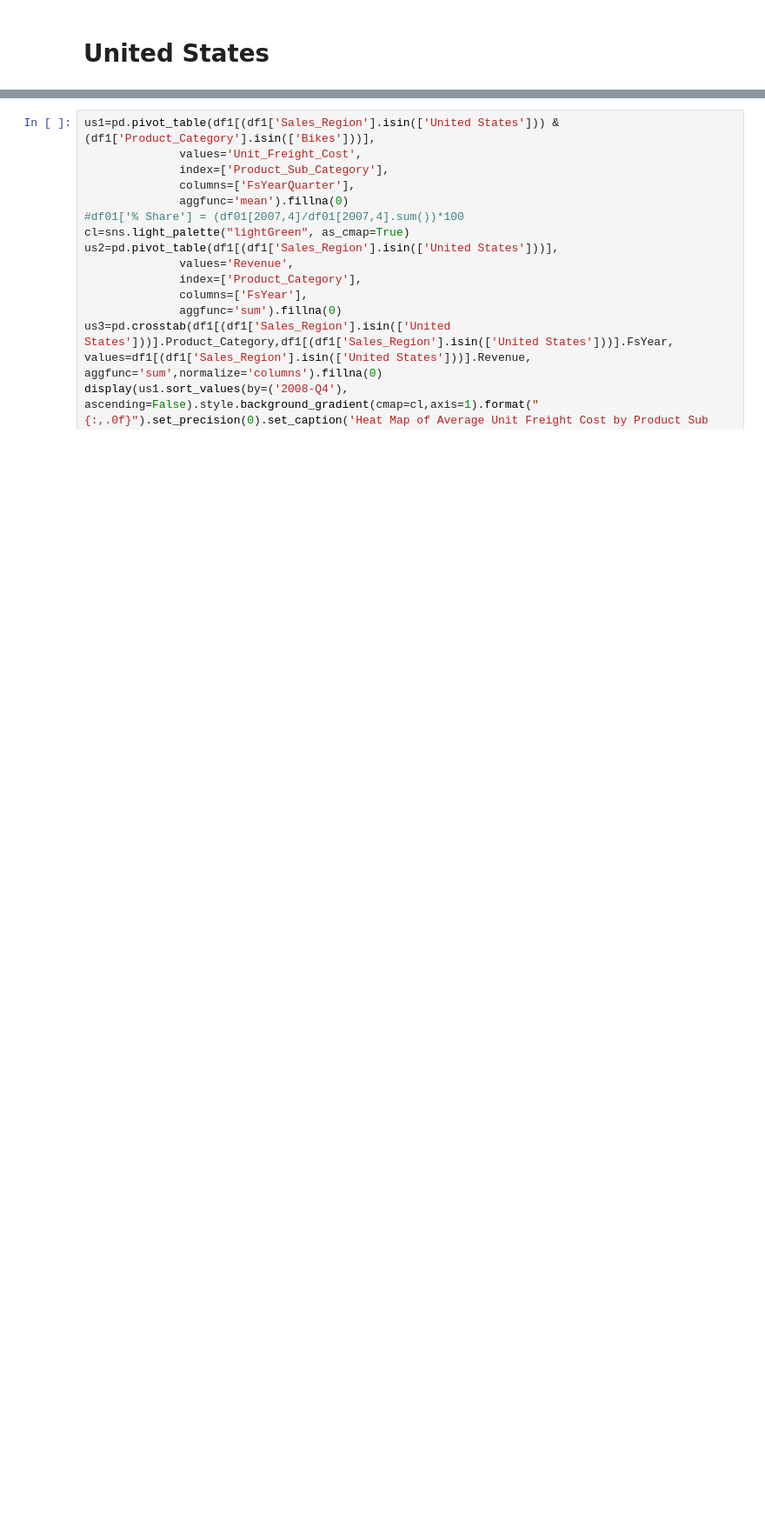
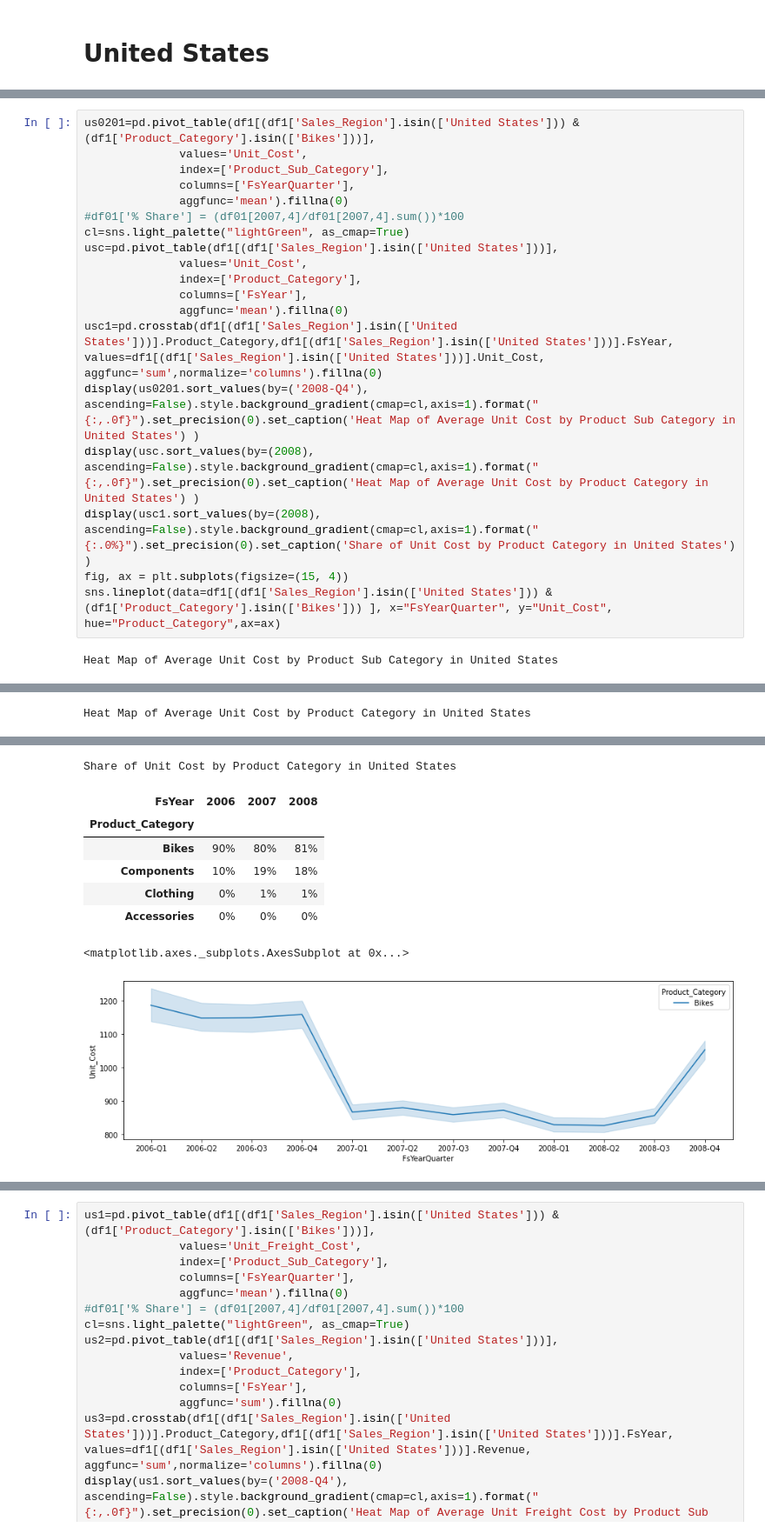
Before and after one commit to atimad/Adventure-Works-Cycles-Analysis, a Jupyter notebook: Cycles.ipynb, the cells around one changed output, grey strips where cells are left out. Shown at 87% size. Drawn from its saved outputs; the diff is of its cells as text; blank space fills up the shorter version.

```diff
--- a/Cycles.ipynb
+++ b/Cycles.ipynb
@@ -410,0 +466,21 @@ Heat Map of Average Unit Price Discount percentage by Product Sub Category in Fr
+# %%
+us0201=pd.pivot_table(df1[(df1['Sales_Region'].isin(['United States'])) & (df1['Product_Category'].isin(['Bikes']))],
+              values='Unit_Cost',
+              index=['Product_Sub_Category'],
+              columns=['FsYearQuarter'],
+              aggfunc='mean').fillna(0)
+#df01['% Share'] = (df01[2007,4]/df01[2007,4].sum())*100
+cl=sns.light_palette("lightGreen", as_cmap=True)
+usc=pd.pivot_table(df1[(df1['Sales_Region'].isin(['United States']))],
+              values='Unit_Cost',
+              index=['Product_Category'],
+              columns=['FsYear'],
+              aggfunc='mean').fillna(0)
+usc1=pd.crosstab(df1[(df1['Sales_Region'].isin(['United States']))].Product_Category,df1[(df1['Sales_Region'].isin(['United States']))].FsYear, values=df1[(df1['Sales_Region'].isin(['United States']))].Unit_Cost, aggfunc='sum',normalize='columns').fillna(0)
+display(us0201.sort_values(by=('2008-Q4'), ascending=False).style.background_gradient(cmap=cl,axis=1).format("{:,.0f}").set_precision(0).set_caption('Heat Map of Average Unit Cost by Product Sub Category in United States') )
+display(usc.sort_values(by=(2008), ascending=False).style.background_gradient(cmap=cl,axis=1).format("{:,.0f}").set_precision(0).set_caption('Heat Map of Average Unit Cost by Product Category in United States') )
+display(usc1.sort_values(by=(2008), ascending=False).style.background_gradient(cmap=cl,axis=1).format("{:.0%}").set_precision(0).set_caption('Share of Unit Cost by Product Category in United States') )
+fig, ax = plt.subplots(figsize=(15, 4))
+sns.lineplot(data=df1[(df1['Sales_Region'].isin(['United States'])) & (df1['Product_Category'].isin(['Bikes'])) ], x="FsYearQuarter", y="Unit_Cost", hue="Product_Category",ax=ax)
+# %% [output]
+Heat Map of Average Unit Cost by Product Sub Category in United States
@@ -410,0 +492 @@ Heat Map of Average Unit Price Discount percentage by Product Sub Category in Fr
+Heat Map of Average Unit Cost by Product Category in United States
@@ -410,0 +499,9 @@ Heat Map of Average Unit Price Discount percentage by Product Sub Category in Fr
+Share of Unit Cost by Product Category in United States
+| FsYear | 2006 | 2007 | 2008 |
+| Product_Category |  |  |  |
+| Bikes | 90% | 80% | 81% |
+| Components | 10% | 19% | 18% |
+| Clothing | 0% | 1% | 1% |
+| Accessories | 0% | 0% | 0% |
+<matplotlib.axes._subplots.AxesSubplot at 0x...>
+[figure, added]
```
Also changed, not shown: parts of 11 cells of this notebook.
